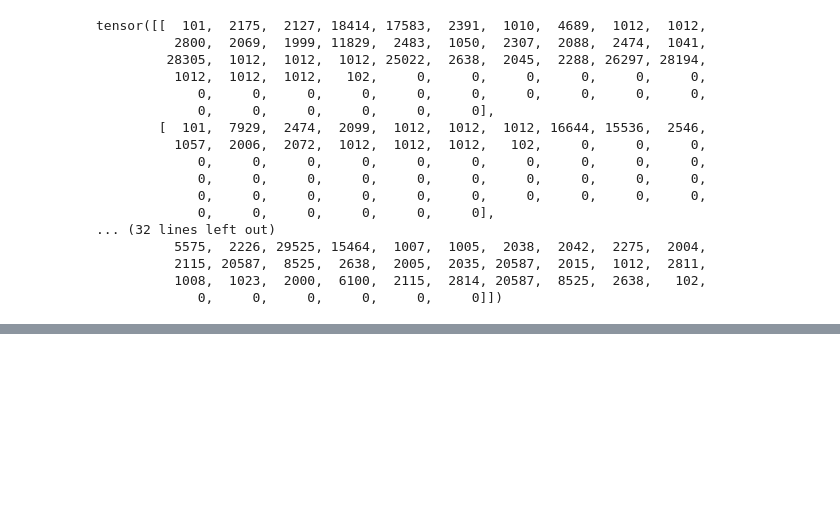
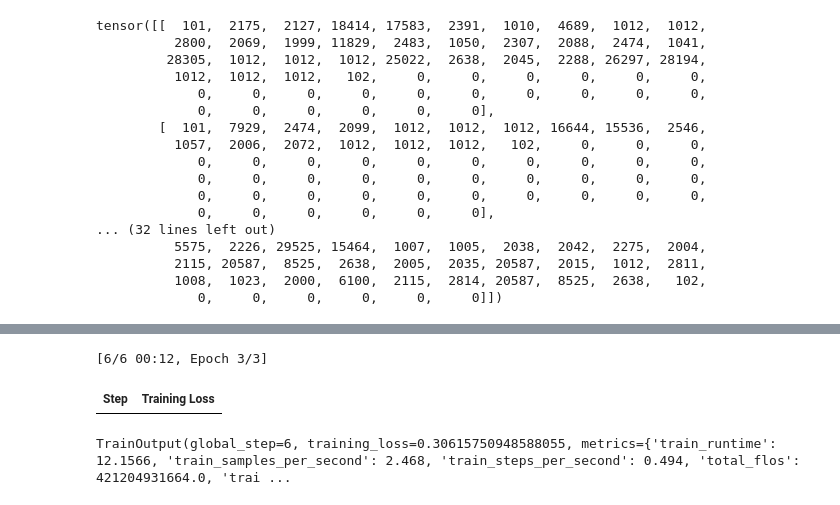
Before and after one commit to oenereaty/MP2024, a Jupyter notebook: MP2024_wk11_.ipynb, the cells around one changed output, grey strips where cells are left out. Drawn from its saved outputs; the diff is of its cells as text; code cells hidden in the pictures; blank space fills up the shorter version.

```diff
--- a/MP2024_wk11_.ipynb
+++ b/MP2024_wk11_.ipynb
@@ -959,0 +1023,7 @@ spam2['train'][:8]['input_ids'] # 3d-tensor
+# %%
+def collate_fn(single_batch):
+    out = dict()
+    out['labels'] = torch.stack([dct['labels'] for dct in single_batch])
+    out['input_ids'] = torch.stack([dct['input_ids'] for dct in single_batch])
+    out['attention_mask'] = torch.stack([dct['attention_mask'] for dct in single_batch])
+    return out
@@ -959,0 +1234,10 @@ spam2['train'][:8]['input_ids'] # 3d-tensor
+# %%
+def collate_fn(single_batch):
+    out = tokenizer(
+        [dct['sms'] for dct in single_batch],
+        padding=True,
+        truncation=True,
+        return_tensors="pt",
+    )
+    out['labels'] = torch.tensor([dct['label'] for dct in single_batch])
+    return out
@@ -959,0 +1272,15 @@ spam2['train'][:8]['input_ids'] # 3d-tensor
+# %%
+trainer = transformers.Trainer(
+    model=model,
+    data_collator=collate_fn,
+    train_dataset=trainer_input,
+    args = transformers.TrainingArguments(
+        output_dir="asdf",
+        remove_unused_columns=False
+    )
+)
+trainer.train()
+# %% [output]
+[6/6 00:12, Epoch 3/3]
+| Step | Training Loss |
+TrainOutput(global_step=6, training_loss=0.30615750948588055, metrics={'train_runtime': 12.1566, 'train_samples_per_second': 2.468, 'train_steps_per_second': 0.494, 'total_flos': 421204931664.0, 'trai ...
```
Also changed, not shown: parts of 42 cells of this notebook.
